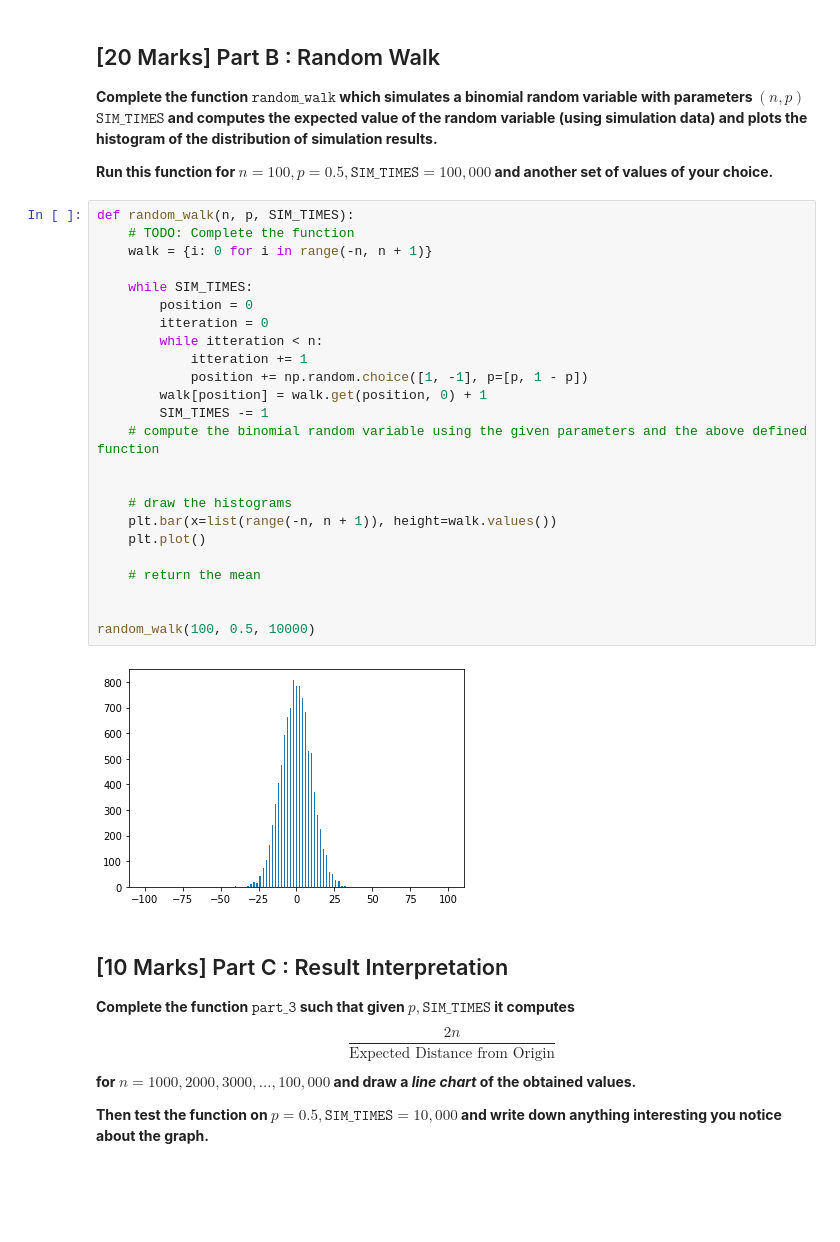
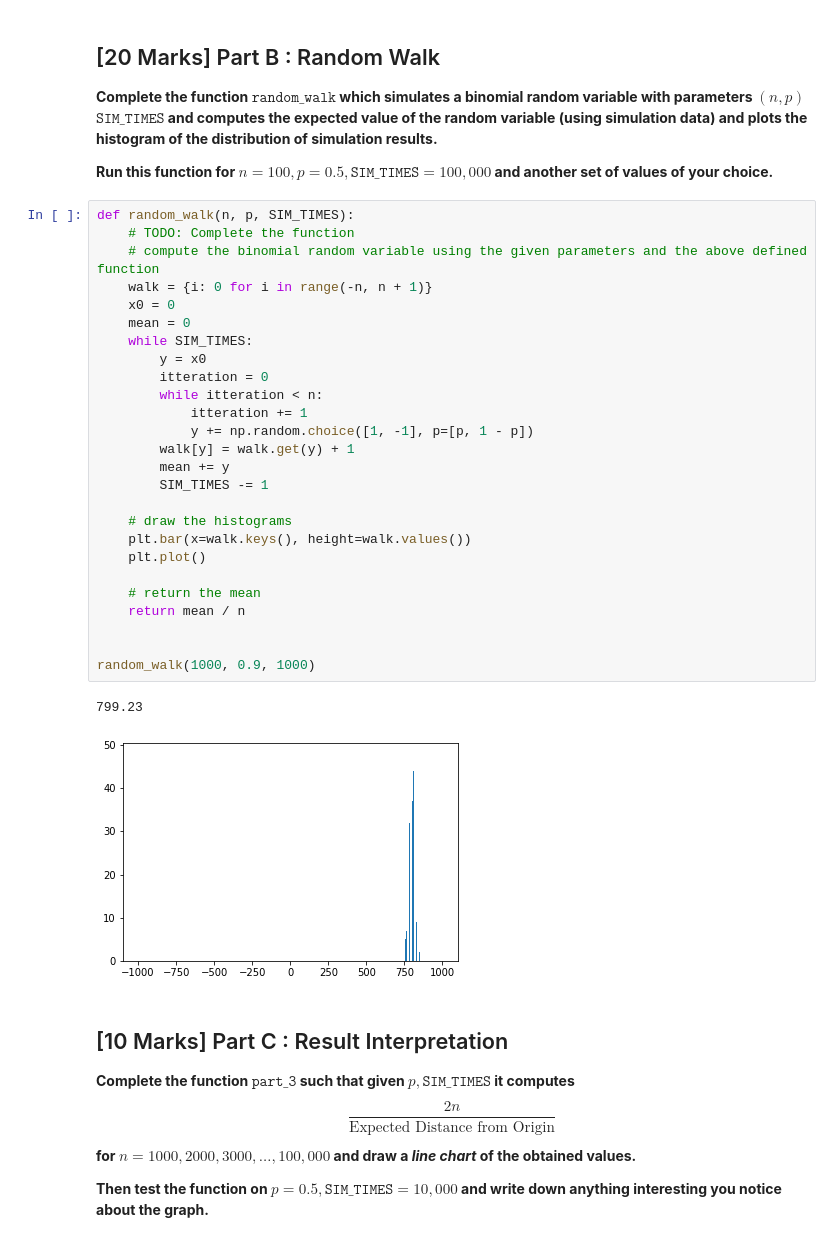
Before and after one commit to mj06879/Probability-and-Statistics-Projects, a Jupyter notebook: 2/Project_2_Student Version.ipynb, the cells around one changed output. Cells and saved outputs as stored; diff of their text form; blank space fills up the shorter version.

```diff
--- a/2/Project_2_Student Version.ipynb
+++ b/2/Project_2_Student Version.ipynb
@@ -63,32 +71,35 @@ $$E(S_{n+1})=n\left(2p-1\right)$$
 **Complete the function $\texttt{random\_walk}$ which simulates a binomial random variable with parameters $(n,p)$ $\texttt{SIM\_TIMES}$ and computes the expected value of the random variable (using simulation data) and plots the histogram of the distribution of simulation results.**
 
 **Run this function for $n=100,p=0.5,\texttt{SIM\_TIMES}=100,000$ and another set of values of your choice.**
-# %%
-def random_walk(n, p, SIM_TIMES):
-    # TODO: Complete the function
-    walk = {i: 0 for i in range(-n, n + 1)}
-
-    while SIM_TIMES:
-        position = 0
-        itteration = 0
-        while itteration < n:
-            itteration += 1
-            position += np.random.choice([1, -1], p=[p, 1 - p])
-        walk[position] = walk.get(position, 0) + 1
-        SIM_TIMES -= 1
-    # compute the binomial random variable using the given parameters and the above defined function
-
-
-    # draw the histograms
-    plt.bar(x=list(range(-n, n + 1)), height=walk.values())
-    plt.plot()
-
-    # return the mean
-
-
-random_walk(100, 0.5, 10000)
-# %% [output]
-[figure, removed]
+# %%
+def random_walk(n, p, SIM_TIMES):
+    # TODO: Complete the function
+    # compute the binomial random variable using the given parameters and the above defined function
+    walk = {i: 0 for i in range(-n, n + 1)}
+    x0 = 0
+    mean = 0
+    while SIM_TIMES:
+        y = x0
+        itteration = 0
+        while itteration < n:
+            itteration += 1
+            y += np.random.choice([1, -1], p=[p, 1 - p])
+        walk[y] = walk.get(y) + 1
+        mean += y
+        SIM_TIMES -= 1
+
+    # draw the histograms
+    plt.bar(x=walk.keys(), height=walk.values())
+    plt.plot()
+
+    # return the mean
+    return mean / n
+
+
+random_walk(1000, 0.9, 1000)
+# %% [output]
+799.23
+[figure, added]
 # %% [markdown]
 ## [10 Marks] Part C : Result Interpretation
 
```
Also changed, not shown: parts of 3 cells of this notebook.
